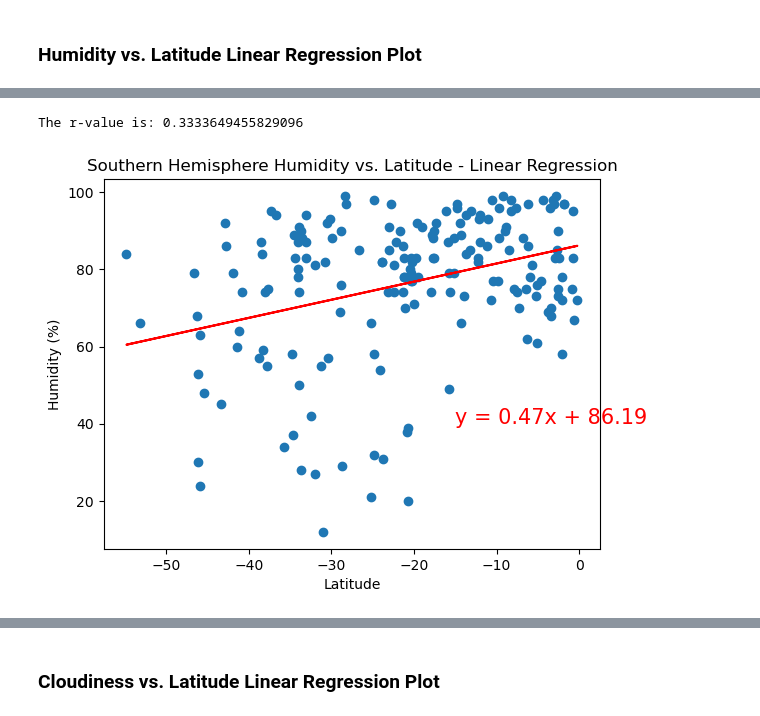
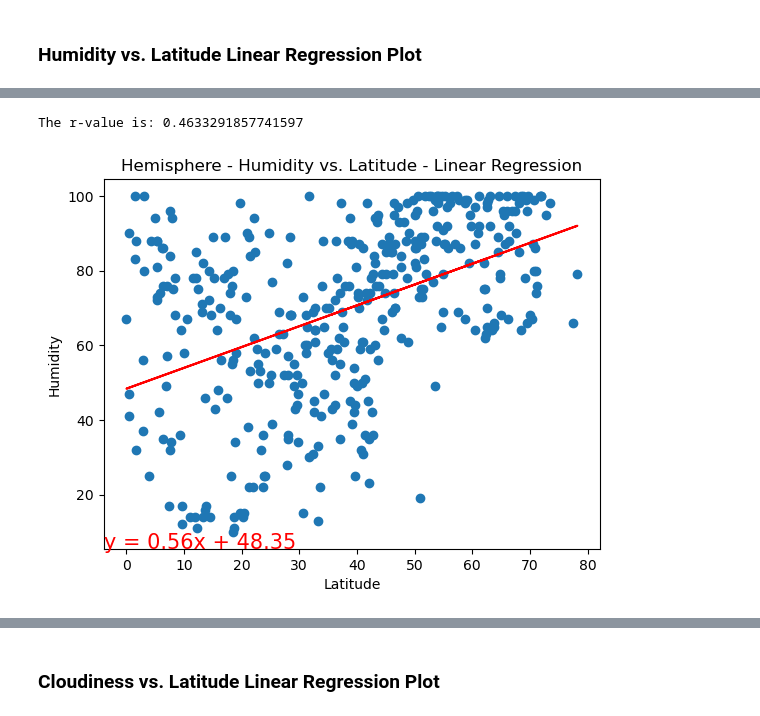
Before and after one commit to drainlm/python-api-challenge, a Jupyter notebook: homework/WeatherPy.ipynb, the cells around one changed output, grey strips where cells are left out. Drawn from its saved outputs; the diff is of its cells as text; code cells hidden in the pictures.

```diff
--- a/homework/WeatherPy.ipynb
+++ b/homework/WeatherPy.ipynb
@@ -401,29 +348,6 @@ The r-value is: 0.4391823691379168
-# %%
-# Southern Hemisphere Humidity vs. Latitude Linear Regression Plot
-# Define x and y values
-x_values = southern_hemi_df["Lat"]
-y_values = southern_hemi_df["Humidity"]
-
-# Perform linear regression
-(slope, intercept, rvalue, pvalue, stderr) = linregress(x_values, y_values)
-regress_values = x_values * slope + intercept
-line_eq = "y = " + str(round(slope,2)) + "x + " + str(round(intercept,2))
-
-# Create plot
-plt.scatter(x_values, y_values)
-plt.plot(x_values, regress_values, "r-")
-plt.annotate(line_eq, (-15,40), fontsize=15, color="red")
-
-# Incorporate graph properties
-plt.title("Southern Hemisphere Humidity vs. Latitude - Linear Regression")
-plt.xlabel("Latitude")
-plt.ylabel("Humidity (%)")
-
-#Print the R Value
-print(f"The r-value is: {rvalue}")
-
-# Show plot
-plt.show()
-# %% [output]
-The r-value is: 0.3333649455829096
-[figure, removed]
+# %%
+# Northern Hemisphere Humidity vs. Latitude Linear Regression Plot
+linear_regression_plot(northern_hemi_df, 'Lat', 'Humidity')
+# %% [output]
+The r-value is: 0.4633291857741597
+[figure, added]
```
Also changed, not shown: parts of 31 cells of this notebook, 6 other files.
